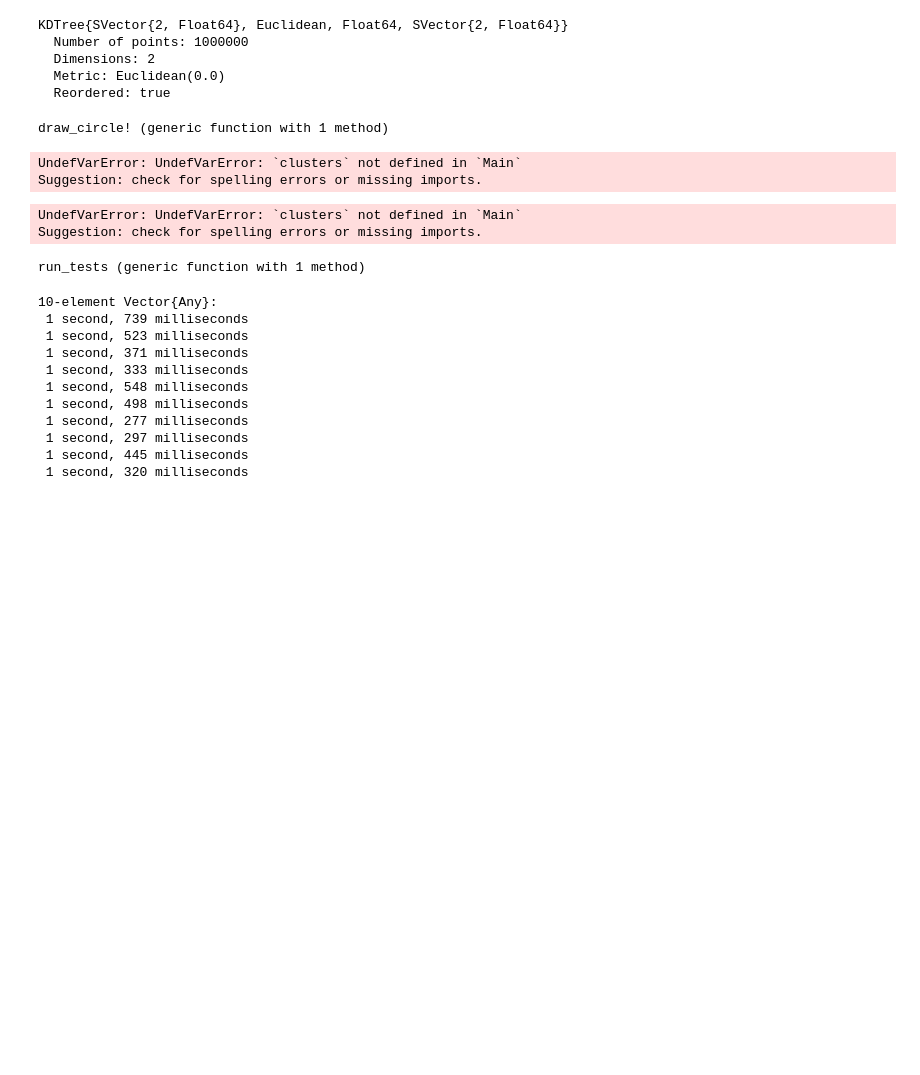
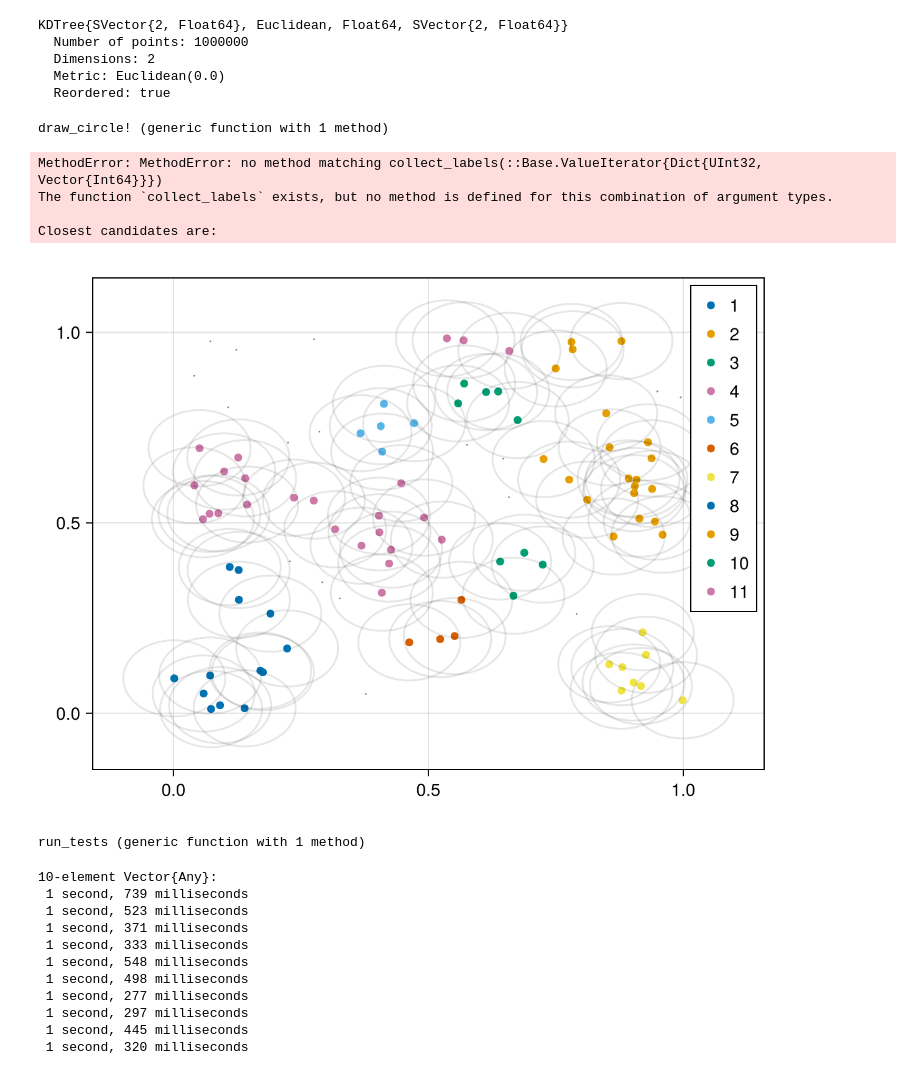
Before and after one commit to samncorn/dbscan.jl, a Jupyter notebook: demos/dbscan_demo.ipynb, the cells around one changed output. Cells and saved outputs as stored; diff of their text form; code cells hidden in the pictures; blank space fills up the shorter version.

```diff
--- a/demos/dbscan_demo.ipynb
+++ b/demos/dbscan_demo.ipynb
@@ -28,5 +28,5 @@ Main | [Debug] test
 # points = [SVector{3}(rand(3)) for i in 1:1_000_000]
 # points = map(i -> rand(3), 1:1_000_000)
 # points = [rand(3) for _ in 1:1_000_000]
-points = rand(SVector{2, Float64}, 1_000_000)
+points = rand(SVector{2, Float64}, 100)
 # %% [output]
@@ -50,5 +50,5 @@ points = rand(SVector{2, Float64}, 1_000_000)
 # %%
-cluster_radius = 0.0005
+cluster_radius = 0.1
 min_pts = 3
 # %% [output]
 3
@@ -62,5 +77,5 @@ Suggestion: check for spelling errors or missing imports.
 # %%
 clusters = with_logger(debuglogger) do
-    dbscan.DBSCAN(points, cluster_radius, min_pts; n_threads = 4)
+    dbscan.DBSCAN_cells(points, cluster_radius, min_pts; n_threads = 4)
 end
 # %% [output]
@@ -138,24 +136,26 @@ draw_circle! (generic function with 1 method)
 # %%
 clusters = dbscan.collect_labels(clusters)
 # %% [output]
-UndefVarError: UndefVarError: `clusters` not defined in `Main`
-Suggestion: check for spelling errors or missing imports.
+MethodError: MethodError: no method matching collect_labels(::Base.ValueIterator{Dict{UInt32, Vector{Int64}}})
+The function `collect_labels` exists, but no method is defined for this combination of argument types.
+
+Closest candidates are:
 # %%
 f = Figure()
 ax = Axis(f[1, 1])
 
 scatter!(points; color = :gray, markersize = 2.0)
 for (id, cluster) in enumerate(clusters)
-    scatter!(points[cluster])
+    scatter!(points[cluster], label = "$(id)")
     for (x0, y0) in points[cluster]
         draw_circle!(ax, x0, y0, cluster_radius)
     end
 end
+axislegend(ax)
 
 f
 # %% [output]
-UndefVarError: UndefVarError: `clusters` not defined in `Main`
-Suggestion: check for spelling errors or missing imports.
+[figure, added]
 # %%
 # wrap timings in a function to avoid global variables causing problems
 function run_tests(N; n_threads = 1)
```
Also changed, not shown: parts of 3 cells of this notebook, 1 other file.
